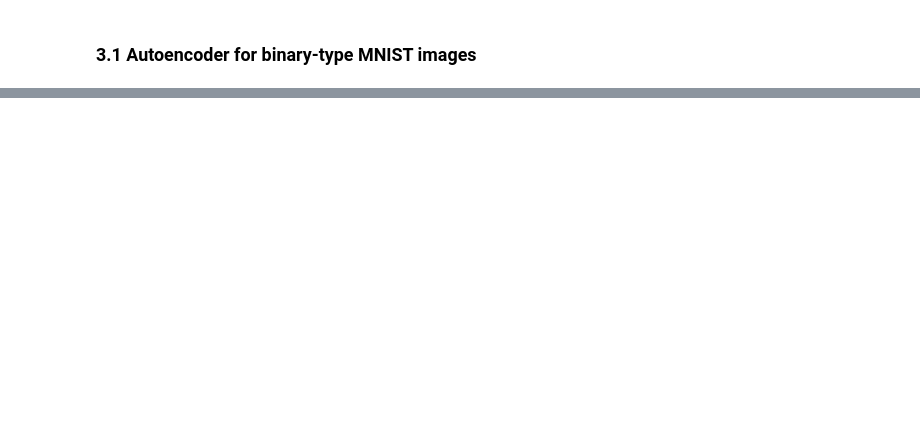
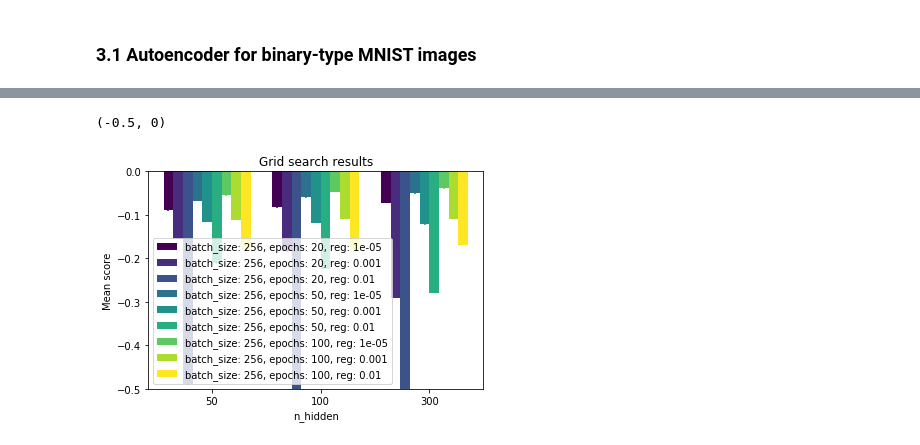
Before and after one commit to romainrey/ANN_DD2437, a Jupyter notebook: Labs_Code/Lab 4/Part 1.ipynb, the cells around one changed output, grey strips where cells are left out. Saved outputs shown, nothing was run; the diff lists cells and outputs as text; code cells hidden in the pictures; blank space fills up the shorter version.

```diff
--- a/Labs_Code/Lab 4/Part 1.ipynb
+++ b/Labs_Code/Lab 4/Part 1.ipynb
@@ -154,0 +89,7 @@ gr.best_params_
+# %%
+from sklearn_evaluation import plot
+ax = plot.grid_search(gr.grid_scores_, change = 'n_hidden', kind = 'bar')
+ax.set_ylim([-0.5,0])
+# %% [output]
+(-0.5, 0)
+[figure, added]
```
Also changed, not shown: parts of 24 cells of this notebook.
